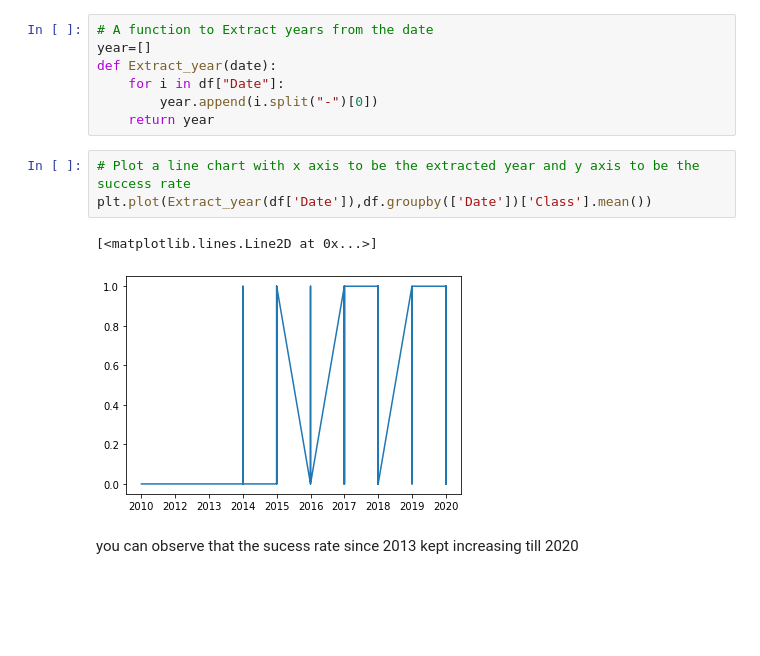
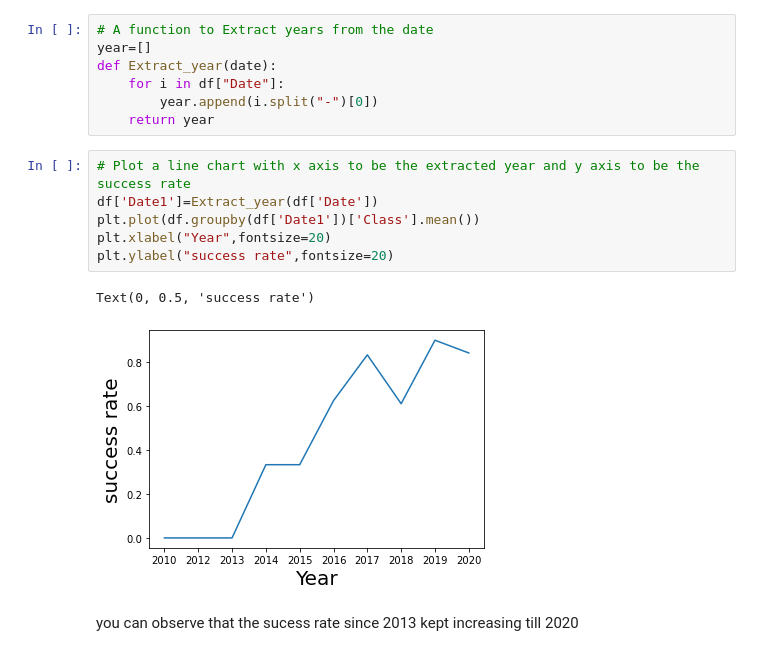
Before and after one commit to KaifengXu9/JupyterNotebook, a Jupyter notebook: jupyter-labs-eda-dataviz.ipynb, the cells around one changed output. Saved outputs shown, nothing was run; the diff lists cells and outputs as text; blank space fills up the shorter version.

```diff
--- a/jupyter-labs-eda-dataviz.ipynb
+++ b/jupyter-labs-eda-dataviz.ipynb
@@ -169,10 +169,13 @@ def Extract_year(date):
     return year
 # %%
 # Plot a line chart with x axis to be the extracted year and y axis to be the success rate
-plt.plot(Extract_year(df['Date']),df.groupby(['Date'])['Class'].mean())
+df['Date1']=Extract_year(df['Date'])
+plt.plot(df.groupby(df['Date1'])['Class'].mean())
+plt.xlabel("Year",fontsize=20)
+plt.ylabel("success rate",fontsize=20)
 # %% [output]
-[<matplotlib.lines.Line2D at 0x...>]
+Text(0, 0.5, 'success rate')
-[figure, old version]
+[figure, new version]
 # %% [markdown]
 you can observe that the sucess rate since 2013 kept increasing till 2020
 # %% [markdown]
```
Also changed, not shown: parts of 3 cells of this notebook.
